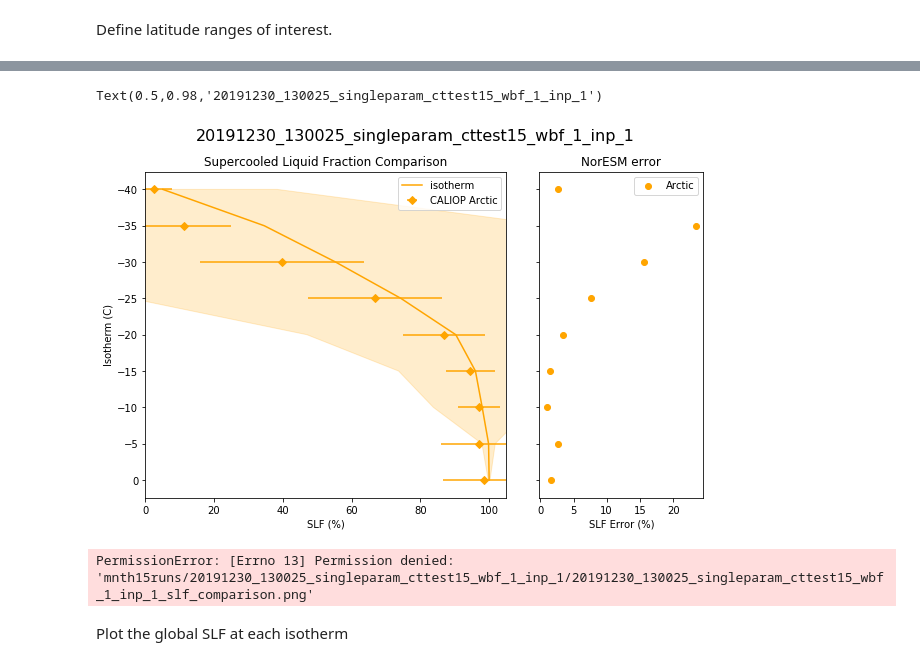
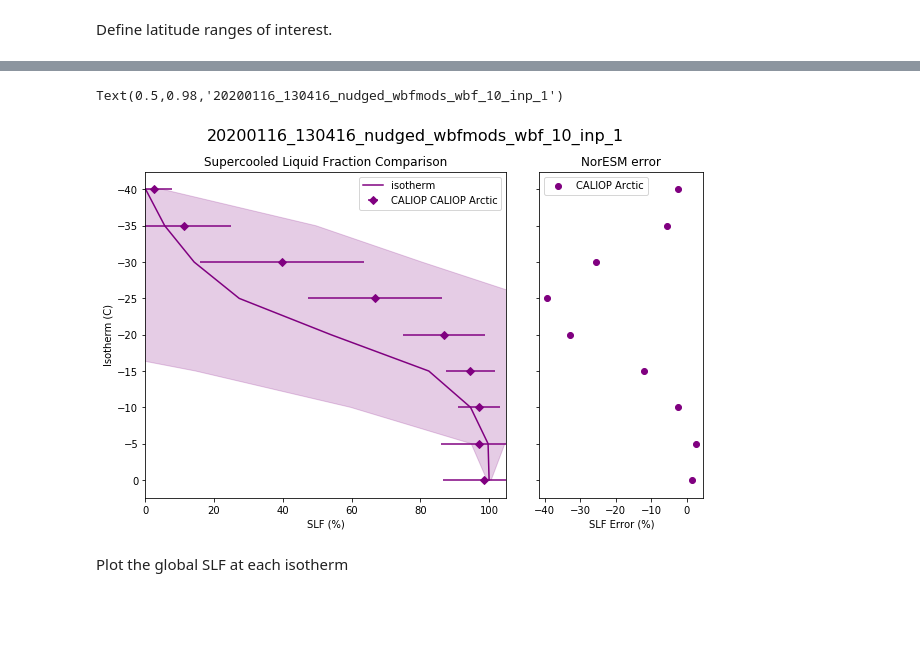
Before and after one commit to jshaw35/netcdf_analysis, a Jupyter notebook: cloudtop_slf_comparison.ipynb, the cells around one changed output, grey strips where cells are left out. Drawn from its saved outputs; the diff is of its cells as text; code cells hidden in the pictures; blank space fills up the shorter version.

```diff
--- a/cloudtop_slf_comparison.ipynb
+++ b/cloudtop_slf_comparison.ipynb
@@ -66,7 +74,8 @@ all_cases
 # %% [markdown]
 Pick run to analyze
 # %%
-specific_model = '20191230_130025_singleparam_cttest15_wbf_1_inp_1.nc'
+specific_model = '20200116_130416_nudged_wbfmods_wbf_10_inp_1.nc'
+#specific_model = '20191230_130025_singleparam_cttest15_wbf_1_inp_1.nc'
 case = specific_model[:-3]
 
 run_dir = 'mnth15runs/%s/' % case # inconsistent label compared to jupy_test
@@ -116,5 +133,5 @@ Define latitude ranges of interest.
 # %%
-bands = {'Global':[-90,90],'Arctic':[66.667,90],'Antarctic':[-90,-66.667]}
+bands = {'Global':[-90,90],'Arctic':[66.667,90],'Antarctic':[-90,-66.667],'CALIOP Arctic':[66.667,82]}
 df = pd.DataFrame()
 # %%
 #df['isotherm'] = slf1['isotherm']
@@ -159,0 +175,34 @@ PermissionError: [Errno 13] Permission denied: 'mnth15runs/20191230_130025_singl
+# %%
+fig1 = plt.figure(figsize=(10,6))#constrained_layout=True)
+spec1 = gridspec.GridSpec(ncols=3, nrows=1, figure=fig1)#, hspace=0.4)
+f1_ax1 = fig1.add_subplot(spec1[0, :-1])
+f1_ax2 = fig1.add_subplot(spec1[0, -1], sharey=f1_ax1)
+axes = [f1_ax1, f1_ax2]
+plt.setp(f1_ax2.get_yticklabels(), visible=False)
+
+#isos = np.array(all_slf_clean.index).reshape(-1,1)
+
+fig1.gca().invert_yaxis()
+f1_ax1.set_title('Supercooled Liquid Fraction Comparison'); f1_ax1.set_ylabel('Isotherm (C)'); f1_ax1.set_xlabel('SLF (%)')
+f1_ax2.set_title('NorESM error'); f1_ax2.set_xlabel('SLF Error (%)')
+
+colors = ['blue', 'orange', 'red', 'purple']
+
+for b,c in zip(bands, colors):
+    if (b == 'Arctic' or b == 'CALIOP Arctic'):
+        f1_ax1.errorbar(df['CALIOP %s SLF' % b], df['isotherm'], xerr=2*df['CALIOP %s StDev' % b], label='CALIOP %s' % b, color = c, fmt='o', marker='D')
+        f1_ax1.plot(df['NorESM %s SLF' % b], df['isotherm'], color = c) #, label=b)
+        f1_ax1.fill_betweenx(df['isotherm'], df['NorESM %s SLF' % b] - 2*df['NorESM %s StDev' % b], df['NorESM %s SLF' % b] + 2*df['NorESM %s StDev' % b], alpha=0.2, color=c)
+
+        slf_error = df['NorESM %s SLF' % b] - df['CALIOP %s SLF' % b]
+        f1_ax2.scatter(slf_error, df['isotherm'], color=c, label=b)
+
+#_r = regress_1d(isos, all_slf_clean[error])
+#_s = _r.score(isos, all_slf_clean[error])
+#f1_ax2.plot(_r.predict(isos), isos, color=color, label = ('$R^2 = %f$' % _s))
+
+f1_ax1.set_xlim((0,105))
+f1_ax1.legend()
+f1_ax2.legend()
+
+fig1.suptitle(case, fontsize=16)
@@ -162,46 +214,44 @@ fig1 = plt.figure(figsize=(10,6))#constrained_layout=True)
 spec1 = gridspec.GridSpec(ncols=3, nrows=1, figure=fig1)#, hspace=0.4)
 f1_ax1 = fig1.add_subplot(spec1[0, :-1])
 f1_ax2 = fig1.add_subplot(spec1[0, -1], sharey=f1_ax1)
 axes = [f1_ax1, f1_ax2]
 plt.setp(f1_ax2.get_yticklabels(), visible=False)
 
 #isos = np.array(all_slf_clean.index).reshape(-1,1)
 
 fig1.gca().invert_yaxis()
 f1_ax1.set_title('Supercooled Liquid Fraction Comparison'); f1_ax1.set_ylabel('Isotherm (C)'); f1_ax1.set_xlabel('SLF (%)')
 f1_ax2.set_title('NorESM error'); f1_ax2.set_xlabel('SLF Error (%)')
 
-colors = ['blue', 'orange', 'red']
-
+colors = ['blue', 'orange', 'red','purple']
+#print(bands)
 for b,c in zip(bands, colors):
-    if b == 'Arctic':
+    if b == 'CALIOP Arctic':
         f1_ax1.errorbar(df['CALIOP %s SLF' % b], df['isotherm'], xerr=2*df['CALIOP %s StDev' % b], label='CALIOP %s' % b, color = c, fmt='o', marker='D')
         f1_ax1.plot(df['NorESM %s SLF' % b], df['isotherm'], color = c) #, label=b)
         f1_ax1.fill_betweenx(df['isotherm'], df['NorESM %s SLF' % b] - 2*df['NorESM %s StDev' % b], df['NorESM %s SLF' % b] + 2*df['NorESM %s StDev' % b], alpha=0.2, color=c)
 
         slf_error = df['NorESM %s SLF' % b] - df['CALIOP %s SLF' % b]
         f1_ax2.scatter(slf_error, df['isotherm'], color=c, label=b)
 
 #_r = regress_1d(isos, all_slf_clean[error])
 #_s = _r.score(isos, all_slf_clean[error])
 #f1_ax2.plot(_r.predict(isos), isos, color=color, label = ('$R^2 = %f$' % _s))
 
 f1_ax1.set_xlim((0,105))
 f1_ax1.legend()
 f1_ax2.legend()
 
 fig1.suptitle(case, fontsize=16)
 # %% [output]
-Text(0.5,0.98,'20191230_130025_singleparam_cttest15_wbf_1_inp_1')
+Text(0.5,0.98,'20200116_130416_nudged_wbfmods_wbf_10_inp_1')
-[figure, old version]
+[figure, new version]
 # %%
 filename = '%s_slf_comparison.png' % case
 filename
 if not os.path.exists(filename):
     fig1.savefig(run_dir + filename,format = 'png', dpi = 200)
     fig1.clf()
-# %% [output]
-PermissionError: [Errno 13] Permission denied: 'mnth15runs/20191230_130025_singleparam_cttest15_wbf_1_inp_1/20191230_130025_singleparam_cttest15_wbf_1_inp_1_slf_comparison.png'
 # %% [markdown]
 Plot the global SLF at each isotherm
 # %%
```
Also changed, not shown: parts of 17 cells of this notebook, 22 other files.
